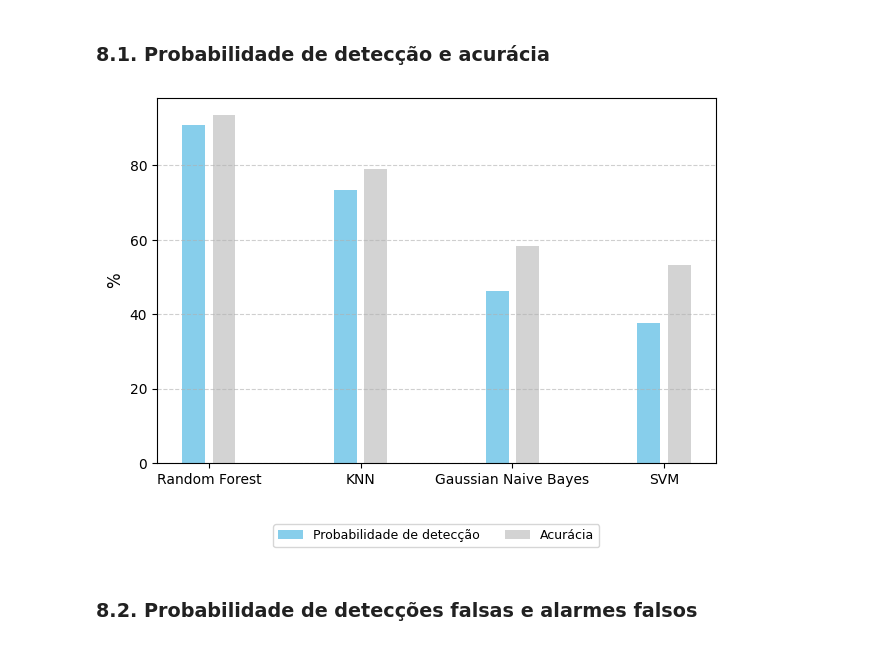
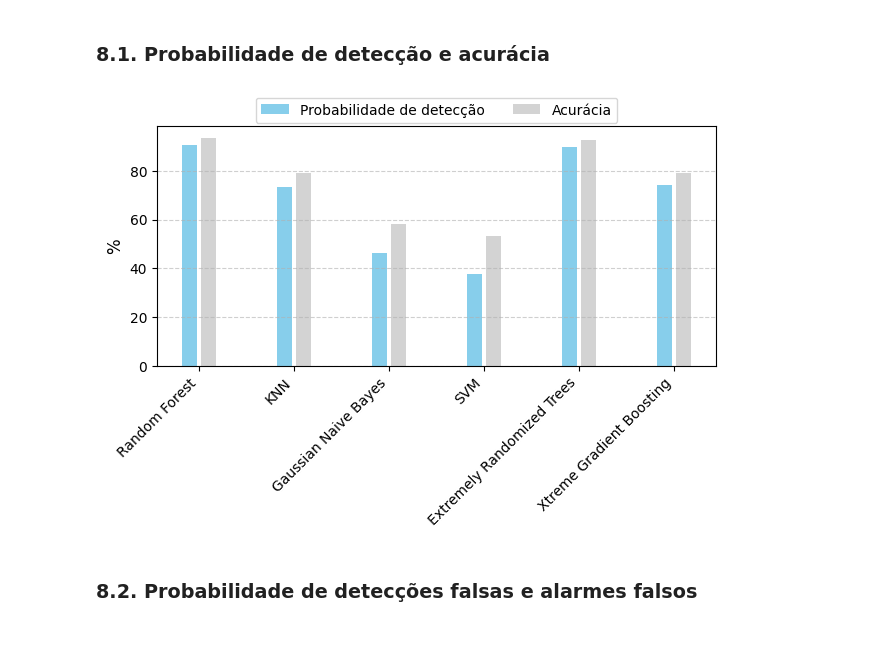
Before and after one commit to jtlimo/ccm-102, a Jupyter notebook: main.ipynb, the cells around one changed output. Cells and saved outputs as stored; diff of their text form; code cells hidden in the pictures.

Commit message:
feat: adds xgboost and extremely randomized trees (#22)
also fixes the graphics overlaping

```diff
--- a/main.ipynb
+++ b/main.ipynb
@@ -364,0 +365,4 @@ cm_svc.plot(number_label=True, title="Matriz de Confusão", cmap=plt.cm.Blues) #
+# %%
+ert = ExtraTreesClassifier(random_state=42)
+
+metrics_ert, y_pred = benchmark(ert, X_train_res, y_train_res, X_test_pca)
@@ -364,0 +377,5 @@ cm_svc.plot(number_label=True, title="Matriz de Confusão", cmap=plt.cm.Blues) #
+# %%
+cm_ert = ConfusionMatrix(actual_vector=y_test,predict_vector=y_pred)
+
+weighted_metrics_ert = get_weighted_metrics(cm_ert)
+print_weighted_metrics(weighted_metrics_ert)
@@ -364,0 +401,4 @@ cm_svc.plot(number_label=True, title="Matriz de Confusão", cmap=plt.cm.Blues) #
+# %%
+xgb = GradientBoostingClassifier(random_state=42)
+
+metrics_xgb, y_pred = benchmark(xgb, X_train_res, y_train_res, X_test_pca)
@@ -364,0 +413,5 @@ cm_svc.plot(number_label=True, title="Matriz de Confusão", cmap=plt.cm.Blues) #
+# %%
+cm_xgb = ConfusionMatrix(actual_vector=y_test,predict_vector=y_pred)
+
+weighted_metrics_xgb = get_weighted_metrics(cm_xgb)
+print_weighted_metrics(weighted_metrics_xgb)
@@ -369,28 +439,36 @@ cm_svc.plot(number_label=True, title="Matriz de Confusão", cmap=plt.cm.Blues) #
 # %%
 results = {
     "Random Forest": {"tpr": weighted_metrics_rf['TPR'], "acc": weighted_metrics_rf['ACC'],
                       "pmd": weighted_metrics_rf['PMD'], "pfa": weighted_metrics_rf['FPR'],
                       "err": weighted_metrics_rf['ERR'], "mcc": weighted_metrics_rf['MCC'],
                       "f1": weighted_metrics_rf['F1'], "tnr": weighted_metrics_rf['TNR']},
 
     "KNN": {"tpr": weighted_metrics_knn['TPR'], "acc": weighted_metrics_knn['ACC'],
             "pmd": weighted_metrics_knn['PMD'], "pfa": weighted_metrics_knn['FPR'],
             "err": weighted_metrics_knn['ERR'], "mcc": weighted_metrics_knn['MCC'],
             "f1": weighted_metrics_knn['F1'], "tnr": weighted_metrics_knn['TNR']},
 
     "Gaussian Naive Bayes": {"tpr": weighted_metrics_nb['TPR'], "acc": weighted_metrics_nb['ACC'],
                              "pmd": weighted_metrics_nb['PMD'], "pfa": weighted_metrics_nb['FPR'],
                              "err": weighted_metrics_nb['ERR'], "mcc": weighted_metrics_nb['MCC'],
                              "f1": weighted_metrics_nb['F1'], "tnr": weighted_metrics_nb['TNR']},
     "SVM": {"tpr": weighted_metrics_svc['TPR'], "acc": weighted_metrics_svc['ACC'],
             "pmd": weighted_metrics_svc['PMD'], "pfa": weighted_metrics_svc['FPR'],
             "err": weighted_metrics_svc['ERR'], "mcc": weighted_metrics_svc['MCC'],
             "f1": weighted_metrics_svc['F1'], "tnr": weighted_metrics_svc['TNR']},
+    "Extremely Randomized Trees": {"tpr": weighted_metrics_ert['TPR'], "acc": weighted_metrics_ert['ACC'],
+                                   "pmd": weighted_metrics_ert['PMD'], "pfa": weighted_metrics_ert['FPR'],
+                                   "err": weighted_metrics_ert['ERR'], "mcc": weighted_metrics_ert['MCC'],
+                                   "f1": weighted_metrics_ert['F1'], "tnr": weighted_metrics_ert['TNR']},
+    "Xtreme Gradient Boosting": {"tpr": weighted_metrics_xgb['TPR'], "acc": weighted_metrics_xgb['ACC'],
+                                  "pmd": weighted_metrics_xgb['PMD'], "pfa": weighted_metrics_xgb['FPR'],
+                                  "err": weighted_metrics_xgb['ERR'], "mcc": weighted_metrics_xgb['MCC'],
+                                  "f1": weighted_metrics_xgb['F1'], "tnr": weighted_metrics_xgb['TNR']}
 }
 
 plot_metrics_graphic(results, metrics_to_plot=["tpr", "acc"])
 # %% [output]
-[figure, old version]
+[figure, new version]
 # %% [markdown]
 ### 8.2. Probabilidade de detecções falsas e alarmes falsos
 # %%
```
Also changed, not shown: parts of 18 cells of this notebook.
